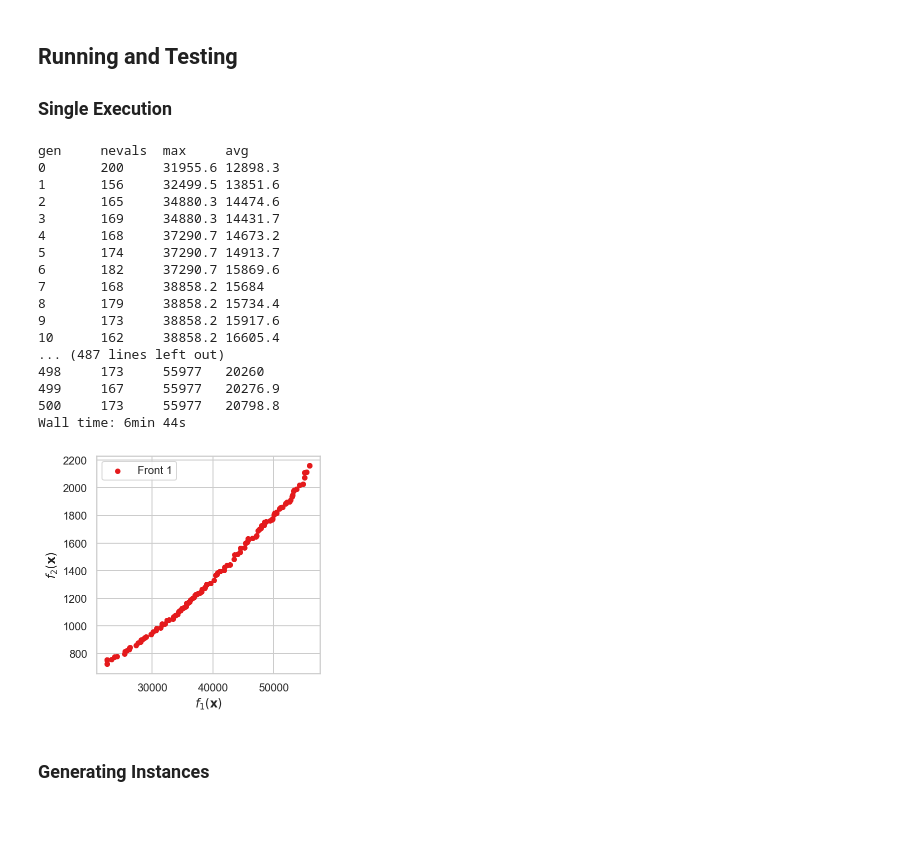
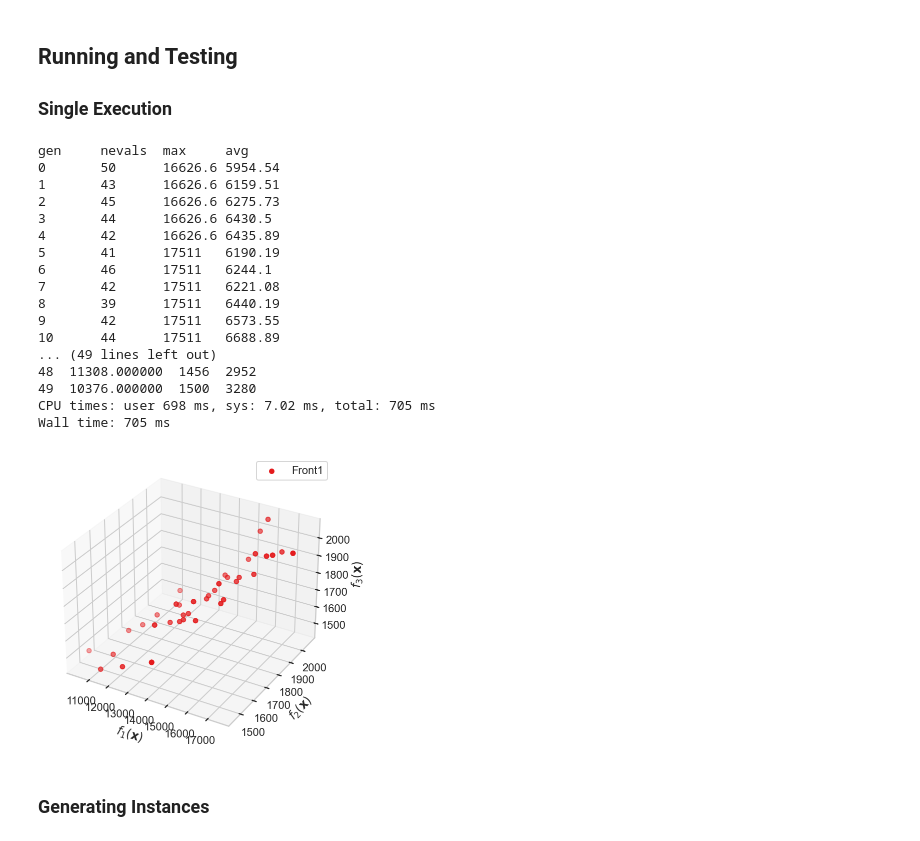
Before and after one commit to upadhyan/NaturalKnapsack, a Jupyter notebook: GA Execution.ipynb, the cells around one changed output. Cells and saved outputs as stored; diff of their text form; code cells hidden in the pictures.

Commit message:
3d plot

```diff
--- a/GA Execution.ipynb
+++ b/GA Execution.ipynb
@@ -71,14 +72,14 @@ def eval_fitness(individual, instance):
                     knapsacks_profit[knapsack] += combinations[i-1][j-1]
     f1 = 0
     f2 = sum(knapsacks_weight)
+    f3 = min(knapsacks_profit)
 
     for i in range(n_kp):
         if knapsacks_weight[i] > capacity:
             f1 += knapsacks_profit[i] * (capacity / knapsacks_weight[i])
         else:
             f1 += knapsacks_profit[i]
-    f1 += n_kp * min(knapsacks_profit)
-    return f1, f2
+    return f1, f2, f3
 
 def uniform(low, m, n_kp):
     n = [0]*m
@@ -128,7 +129,7 @@ def run_ea(toolbox, stats=None, verbose=False):
 ### Single Execution Script
 # %%
 def execute_EA(instance):
-    creator.create("FitnessMin", base.Fitness, weights=(1.0,-1.0))
+    creator.create("FitnessMin", base.Fitness, weights=(1.0,-1.0, 1.0))
     creator.create("Individual", list, typecode='i',
                    fitness=creator.FitnessMin)
 
@@ -154,14 +155,20 @@ def execute_EA(instance):
 
     fronts = tools.emo.sortLogNondominated(res, len(res))
     plot_colors = seaborn.color_palette("Set1", n_colors=10)
-    fig, ax = plt.subplots(1, figsize=(4,4))
+    #fig, ax = plt.subplots(1, figsize=(4,4))
+    fig = plt.figure()
+    ax = Axes3D(fig)
     for i,inds in enumerate(fronts):
         par = [toolbox.evaluate(ind) for ind in inds]
         df = pd.DataFrame(par)
-        df.plot(ax=ax, kind='scatter', label='Front ' + str(i+1),
-                     x=df.columns[0], y=df.columns[1],
-                     color=plot_colors[i])
-    plt.xlabel('$f_1(\mathbf{x})$');plt.ylabel('$f_2(\mathbf{x})$');
+        #df.plot3D(ax=ax, kind='scatter', label='Front ' + str(i+1),
+        #             x=df.columns[0], y=df.columns[1], z=df.columns[2],
+        #             color=plot_colors[i])
+        df = df.rename(columns={0: "x", 1: "y", 2: "z"})
+        print(df)
+        ax.scatter3D(df.x, df.y, df.y, label='Front'+str(i+1), color=plot_colors[i])
+    ax.legend()
+    ax.set_xlabel('$f_1(\mathbf{x})$');ax.set_ylabel('$f_2(\mathbf{x})$');ax.set_zlabel('$f_3(\mathbf{x})$')
     return res,logbook, fronts
 # %% [markdown]
 ### Multiple Instance Testing Function
@@ -172,27 +179,27 @@ def execute_EA(instance):
 ### Single Execution
 # %%
 #file_name, m, pop_size, num_gen, mut_rate, xover_rate
-instance = instance_create('jeu_100_25_1.txt', 3, 200, 500, .05, .8)
+instance = instance_create('jeu_100_25_1.txt', 3, 50, 10, .05, .8)
 %time res, logbook, fronts = execute_EA(instance)
 # %% [output]
 gen     nevals  max     avg
-0       200     31955.6 12898.3
-1       156     32499.5 13851.6
-2       165     34880.3 14474.6
-3       169     34880.3 14431.7
-4       168     37290.7 14673.2
-5       174     37290.7 14913.7
-6       182     37290.7 15869.6
-7       168     38858.2 15684
-8       179     38858.2 15734.4
-9       173     38858.2 15917.6
-10      162     38858.2 16605.4
-... (487 lines left out)
-498     173     55977   20260
-499     167     55977   20276.9
-500     173     55977   20798.8
-Wall time: 6min 44s
+0       50      16626.6 5954.54
+1       43      16626.6 6159.51
+2       45      16626.6 6275.73
+3       44      16626.6 6430.5
+4       42      16626.6 6435.89
+5       41      17511   6190.19
+6       46      17511   6244.1
+7       42      17511   6221.08
+8       39      17511   6440.19
+9       42      17511   6573.55
+10      44      17511   6688.89
+... (49 lines left out)
+48  11308.000000  1456  2952
+49  10376.000000  1500  3280
+CPU times: user 698 ms, sys: 7.02 ms, total: 705 ms
+Wall time: 705 ms
-[figure, old version]
+[figure, new version]
 # %% [markdown]
 ### Generating Instances
 # %%
```
Also changed, not shown: parts of 1 cell of this notebook, 1 other file.
